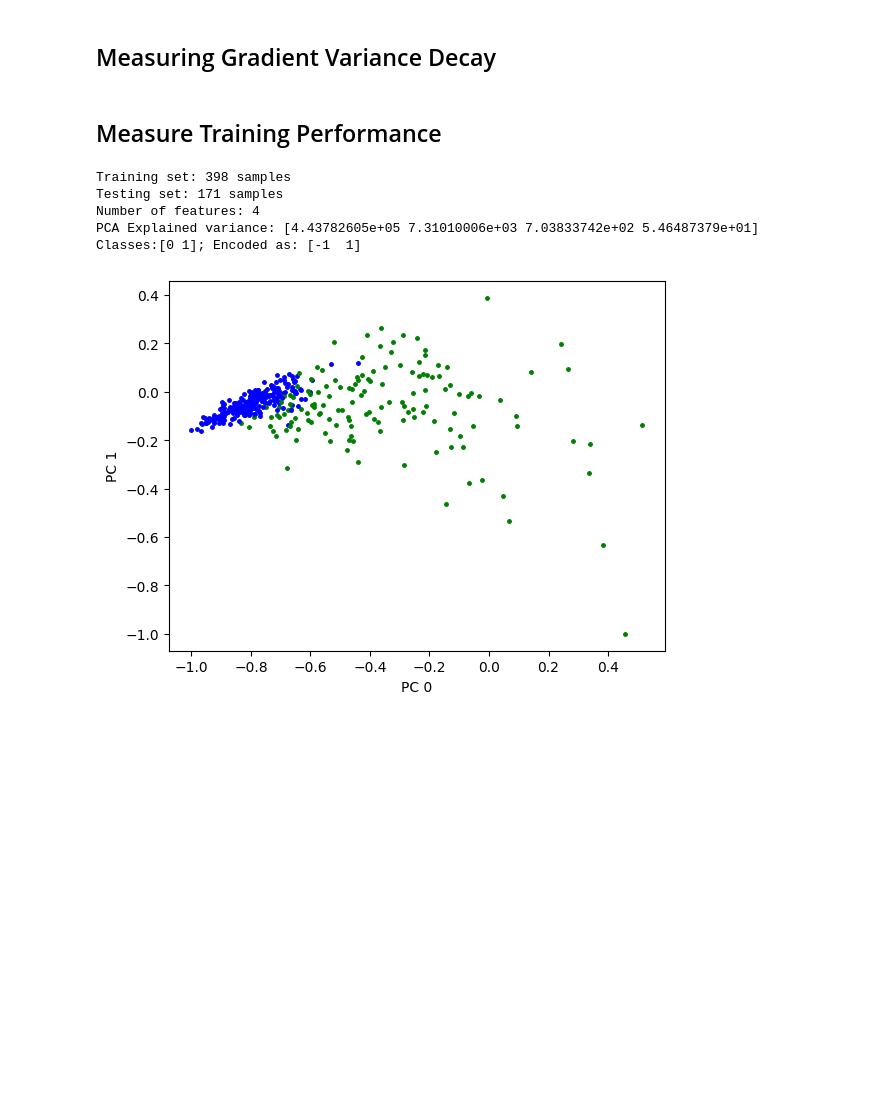
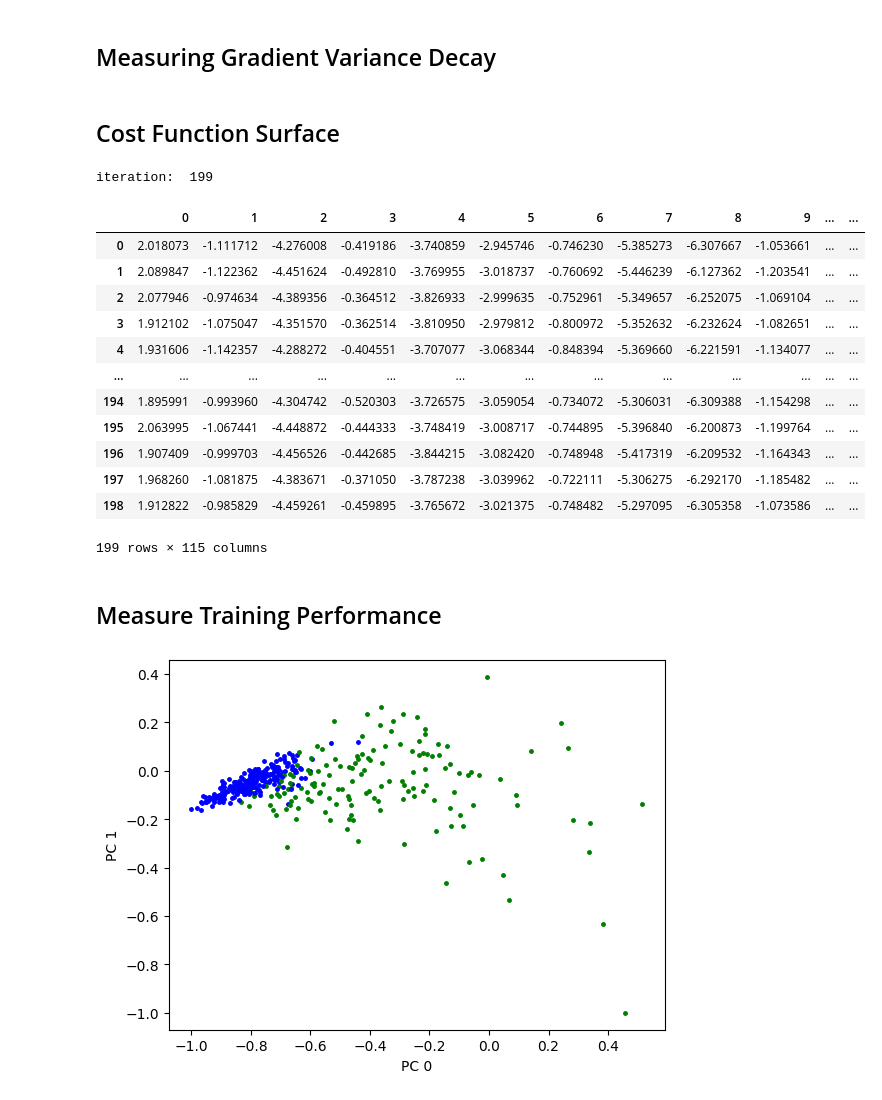
Before and after one commit to NNCT2904/VQA-Notes-v2, a Jupyter notebook: TrainEpochM3.ipynb, the cells around one changed output. Cells and saved outputs as stored; diff of their text form; code cells hidden in the pictures; blank space fills up the shorter version.

```diff
--- a/TrainEpochM3.ipynb
+++ b/TrainEpochM3.ipynb
@@ -62,23 +96,66 @@ def sampleM3Var():
     variance = getVariance(gradients_m0, num_qubits)
 
     return variance
+# %% [markdown]
+## Cost Function Surface
+# %%
+feature_map = featureMapGenerator(FEATURE_DIM)
+identity_block = preTrainedBlockGenerator(MAX_QUBITS_CLASSIFICATION, MAX_IDENTITIES_BLOCKS, overlay=IDENTITY_BLOCKS_OVERLAY, entanglement=ENTANGLEMENT, insert_barriers=True)
+ansatz = identity_block['circuit']
+qc=circuitBuilder(feature_map, ansatz)
+
+
+id_dict = {k.name : v for k, v in identity_block['params_values'].items()}
+initial_point = [id_dict[p.name] for p in list(ansatz.parameters)]
+# %%
+res = pd.DataFrame()
+
+for i in range(0, 200):
+    print('iteration: ', i)
+    display(res)
+    pertubated_initial_point = initial_point + np.random.uniform(-0.1, 0.1, ansatz.num_parameters)
+
+    qnn = EstimatorQNN(
+        circuit=qc,
+        estimator=Estimator(),
+        observables=GLOBAL_OPERATOR,
+        input_params=feature_map.parameters,
+        weight_params=ansatz.parameters
+    )
+
+    model = TorchConnector(qnn, initial_weights=pertubated_initial_point)
+
+    loss_function = nn.L1Loss() #This is MAE loss
+    optimizer = torch.optim.NAdam(model.parameters(), lr=0.05)
+
+    loss, weight = sampleWeightLoss(
+        model,
+        X_train_t,
+        y_train_t,
+        optimizer = optimizer,
+        loss_function = loss_function
+        )
+    res = pd.concat([res, pd.DataFrame(np.append(weight.numpy(), loss.numpy())).transpose()], ignore_index=True)
+    clear_output(wait=True)
+
+pd.DataFrame(res).astype('float').to_csv(f'{LOG_PATH}/{METHOD_TAG}/LossFunctionSurface.csv')
+# %% [output]
+iteration:  199
+|  | 0 | 1 | 2 | 3 | 4 | 5 | 6 | 7 | 8 | 9 | ... | ... |
+| 0 | 2.018073 | -1.111712 | -4.276008 | -0.419186 | -3.740859 | -2.945746 | -0.746230 | -5.385273 | -6.307667 | -1.053661 | ... | ... |
+| 1 | 2.089847 | -1.122362 | -4.451624 | -0.492810 | -3.769955 | -3.018737 | -0.760692 | -5.446239 | -6.127362 | -1.203541 | ... | ... |
+| 2 | 2.077946 | -0.974634 | -4.389356 | -0.364512 | -3.826933 | -2.999635 | -0.752961 | -5.349657 | -6.252075 | -1.069104 | ... | ... |
+| 3 | 1.912102 | -1.075047 | -4.351570 | -0.362514 | -3.810950 | -2.979812 | -0.800972 | -5.352632 | -6.232624 | -1.082651 | ... | ... |
+| 4 | 1.931606 | -1.142357 | -4.288272 | -0.404551 | -3.707077 | -3.068344 | -0.848394 | -5.369660 | -6.221591 | -1.134077 | ... | ... |
+| ... | ... | ... | ... | ... | ... | ... | ... | ... | ... | ... | ... | ... |
+| 194 | 1.895991 | -0.993960 | -4.304742 | -0.520303 | -3.726575 | -3.059054 | -0.734072 | -5.306031 | -6.309388 | -1.154298 | ... | ... |
+| 195 | 2.063995 | -1.067441 | -4.448872 | -0.444333 | -3.748419 | -3.008717 | -0.744895 | -5.396840 | -6.200873 | -1.199764 | ... | ... |
+| 196 | 1.907409 | -0.999703 | -4.456526 | -0.442685 | -3.844215 | -3.082420 | -0.748948 | -5.417319 | -6.209532 | -1.164343 | ... | ... |
+| 197 | 1.968260 | -1.081875 | -4.383671 | -0.371050 | -3.787238 | -3.039962 | -0.722111 | -5.306275 | -6.292170 | -1.185482 | ... | ... |
+| 198 | 1.912822 | -0.985829 | -4.459261 | -0.459895 | -3.765672 | -3.021375 | -0.748482 | -5.297095 | -6.305358 | -1.073586 | ... | ... |
+199 rows × 115 columns
 # %% [markdown]
 ## Measure Training Performance
-# %%
-X_train, X_val, y_train, y_val = cancer_data(PCA_n = FEATURE_DIM)
-# X_train, X_val, y_train, y_val = fetch_mnist(PCA_n = FEATURE_DIM, data_size=DATA_SIZE)
-# X_train, X_val, y_train, y_val = iris(pd=False, PCA_n=None)
-
-X_train_t = torch.from_numpy(X_train).to(torch.float32)
-y_train_t = torch.from_numpy(y_train).to(torch.float32)
-X_val_t = torch.from_numpy(X_val).to(torch.float32)
-y_val_t = torch.from_numpy(y_val).to(torch.float32)
-# %% [output]
-Training set: 398 samples
-Testing set: 171 samples
-Number of features: 4
-PCA Explained variance: [4.43782605e+05 7.31010006e+03 7.03833742e+02 5.46487379e+01]
-Classes:[0 1]; Encoded as: [-1  1]
 # %%
 # Plot dataset (only the first two args)
 for x, y_target in zip(X_train_t, y_train_t):
```
Also changed, not shown: parts of 5 cells of this notebook, 9 other files.
